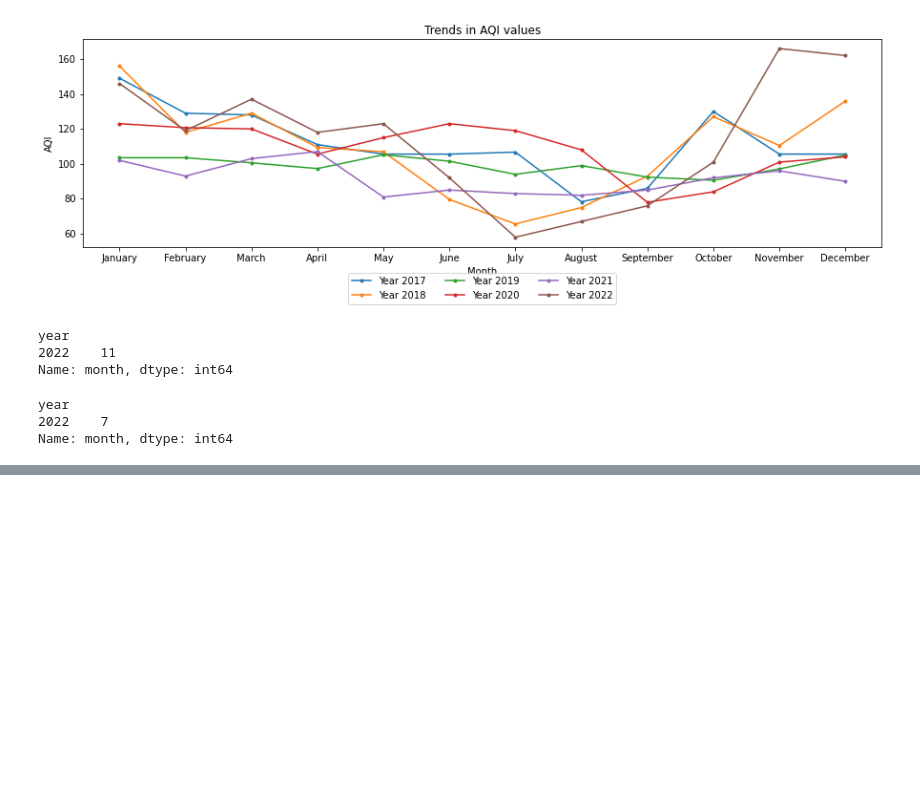
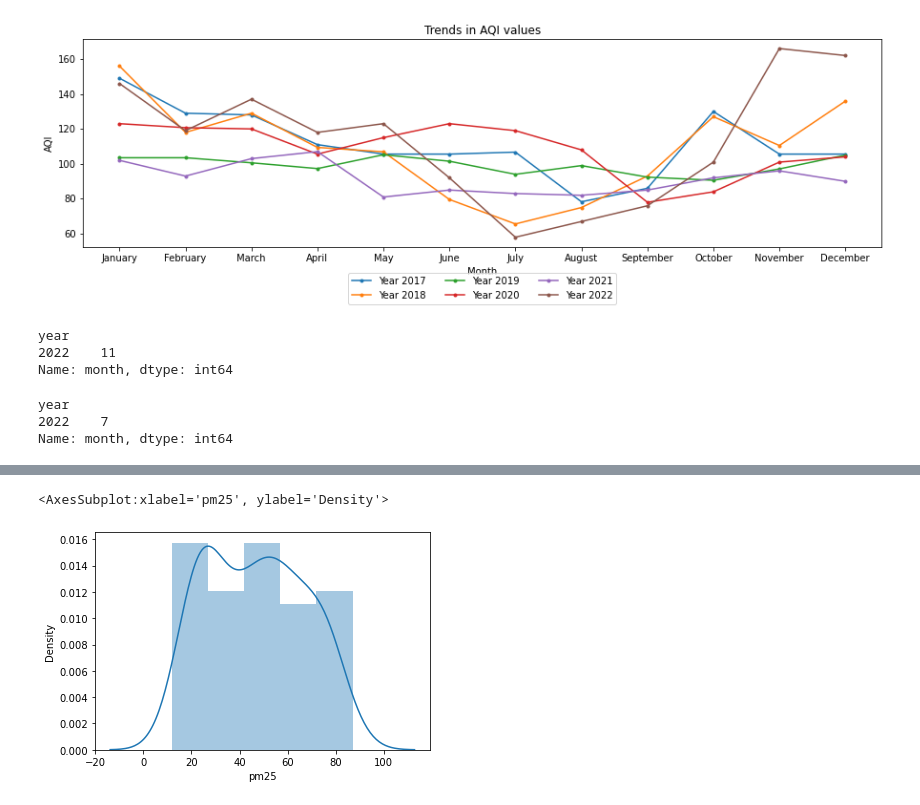
Before and after one commit to sai14karthik/AQI, a Jupyter notebook: AirQuality .ipynb, the cells around one changed output, grey strips where cells are left out. Cells and saved outputs as stored; diff of their text form; code cells hidden in the pictures; blank space fills up the shorter version.

```diff
--- a/AirQuality .ipynb
+++ b/AirQuality .ipynb
@@ -345,0 +356,5 @@ Name: month, dtype: int64
+# %%
+sns.distplot(data["pm25"])
+# %% [output]
+<AxesSubplot:xlabel='pm25', ylabel='Density'>
+[figure, added]
```
Also changed, not shown: parts of 14 cells of this notebook.
